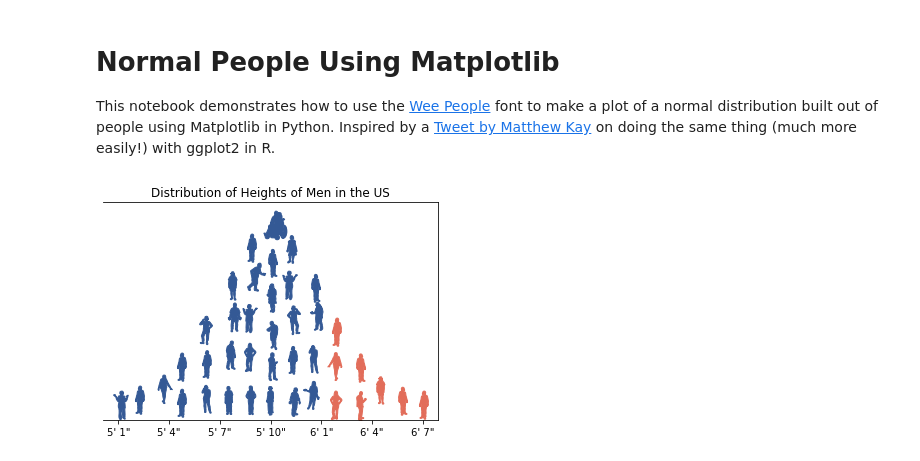
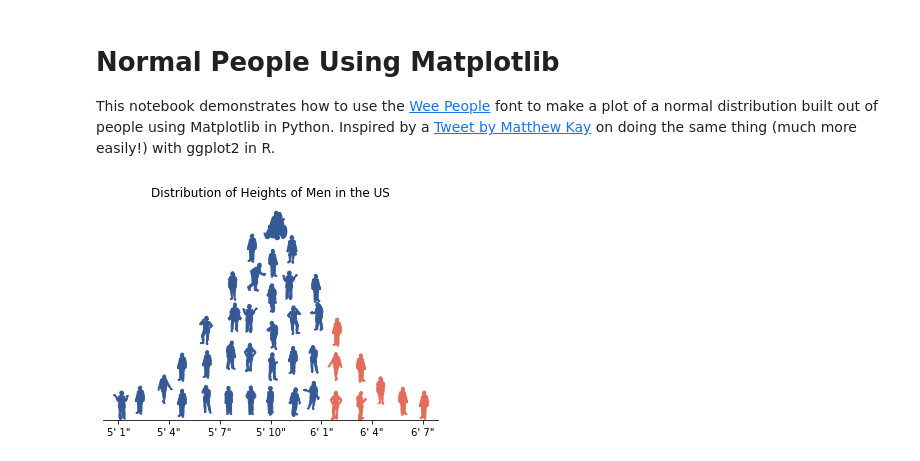
Before and after one commit to jmshea/normal-people, a Jupyter notebook: normal-people.ipynb, the cells around one changed output. Drawn from its saved outputs; the diff is of its cells as text; code cells hidden in the pictures.

Commit message:
Remove additional plot edges. Remove extraneous cells

```diff
--- a/normal-people.ipynb
+++ b/normal-people.ipynb
@@ -118,31 +118,36 @@ for t in x:
   charnum = npr.randint(97, 97+26)
   while charnum in recents:
     charnum = npr.randint(97, 97+26)
   recents[recent_index] = charnum
   recent_index = (recent_index + 1) % 15
   char = chr(charnum)
   pos = p
   # This is because I wanted the wheelchair glyph at the top
   if np.round(t,1) == 0:
     char = 't'
     t+=0.15
     pos+=0.02
   plt.scatter(t, pos, marker=get_marker(char),
                   s=(1+0.02*npr.randn())*3000, c=color)
 
 # Set the axes for this example
 plt.xlim(-3.3, 3.3)
 plt.ylim(0, 0.5);
 
 # Turn off the y-axis for aesthetics
 ax = plt.gca()
 ax.spines['left'].set_visible(False)
+ax.spines['top'].set_visible(False)
+ax.spines['right'].set_visible(False)
+
+
+
 ax.get_yaxis().set_visible(False)
 
 # Relabel to match some real data
 plt.title('Distribution of Heights of Men in the US')
 plt.xticks(np.arange(-3, 4), ["5' 1\"", "5' 4\"", "5' 7\"", "5' 10\"", "6' 1\"", "6' 4\"", "6' 7\""])
 
 plt.savefig('normal-people.png', dpi=300)
 # %% [output]
-[figure, old version]
+[figure, new version]
```
Also changed, not shown: parts of 4 cells of this notebook, 1 other file.
